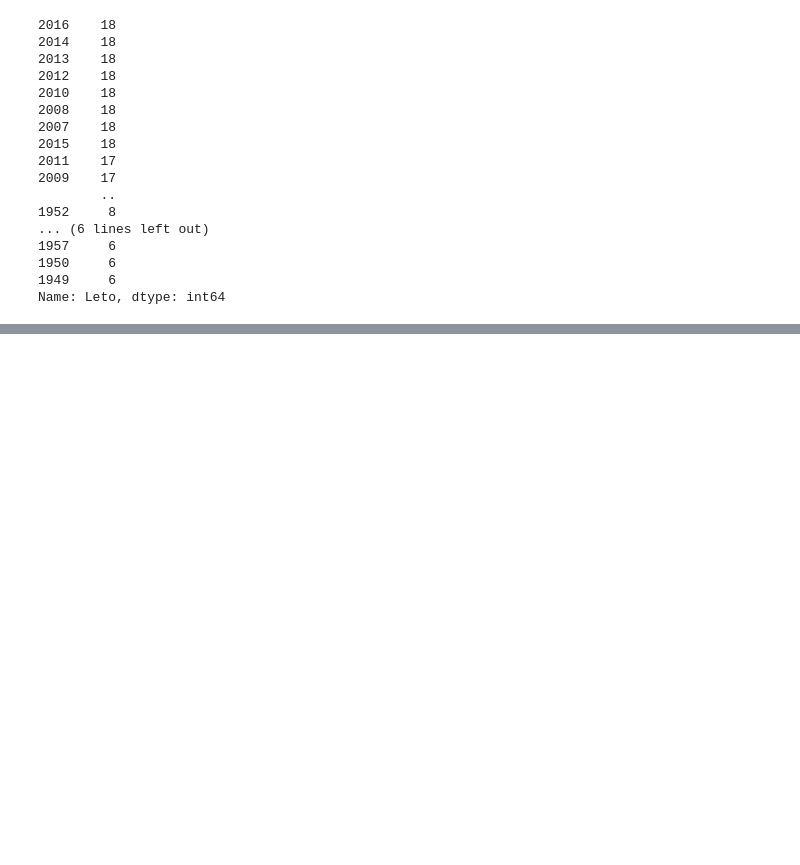
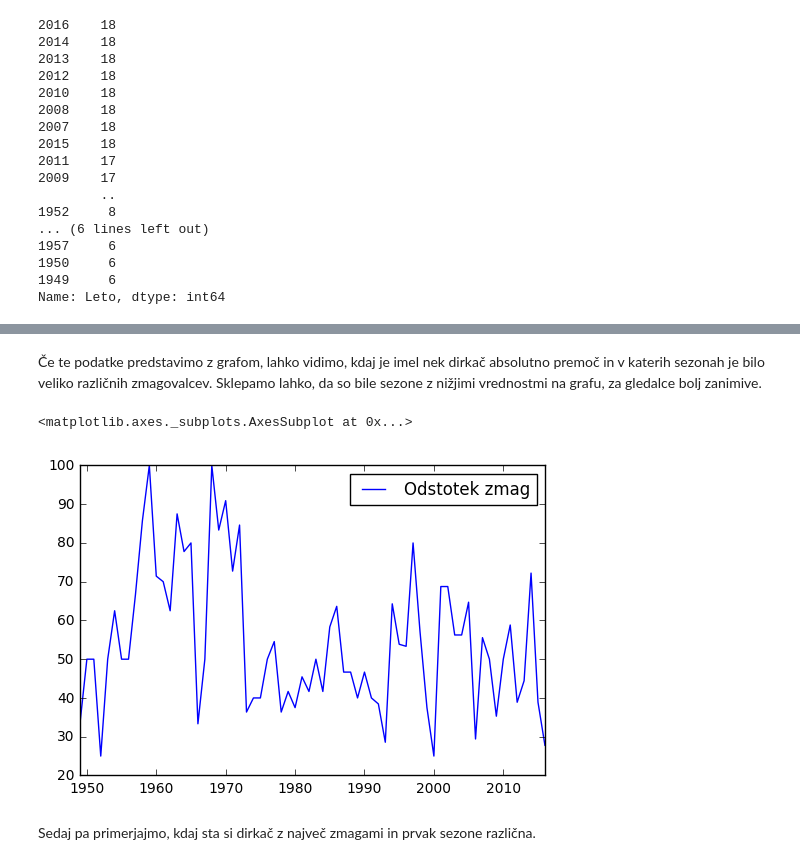
Before and after one commit to ursazrimsek/ProjektProgramiranje1, a Jupyter notebook: MotoGP.ipynb, the cells around one changed output, grey strips where cells are left out. Drawn from its saved outputs; the diff is of its cells as text; code cells hidden in the pictures; blank space fills up the shorter version.

```diff
--- a/MotoGP.ipynb
+++ b/MotoGP.ipynb
@@ -191,0 +289,16 @@ Name: Leto, dtype: int64
+# %%
+najvec_zmag = {}
+odstotek_zmag = {}
+for leto in range(1949, 2017):
+    to_leto = rezultati_dirk['Leto'] == leto
+    dirke_letos = rezultati_dirk[to_leto]
+    najvec_zmag[leto] = dirke_letos['Zmagovalec'].value_counts().idxmax()
+    st_zmaganih = max(dirke_letos['Zmagovalec'].value_counts())
+    st_vseh = rezultati_dirk['Leto'].value_counts()[leto]
+    odstotek_zmag[leto] = round(int(st_zmaganih) / st_vseh.astype(float) * 100, 2)
+
+
+
+
+zmagovalec_leta = pd.DataFrame({'Največ zmag': najvec_zmag, 'Odstotek zmag': odstotek_zmag})
+zmagovalec_leta
@@ -191,0 +324,9 @@ Name: Leto, dtype: int64
+# %% [markdown]
+Če te podatke predstavimo z grafom, lahko vidimo, kdaj je imel nek dirkač absolutno premoč in v katerih sezonah je bilo veliko različnih zmagovalcev. Sklepamo lahko, da so bile sezone z nižjimi vrednostmi na grafu, za gledalce bolj zanimive.
+# %%
+zmagovalec_leta.plot(kind = 'line')
+# %% [output]
+<matplotlib.axes._subplots.AxesSubplot at 0x...>
+[figure, added]
+# %% [markdown]
+Sedaj pa primerjajmo, kdaj sta si dirkač z največ zmagami in prvak sezone različna.
```
Also changed, not shown: parts of 29 cells of this notebook.
